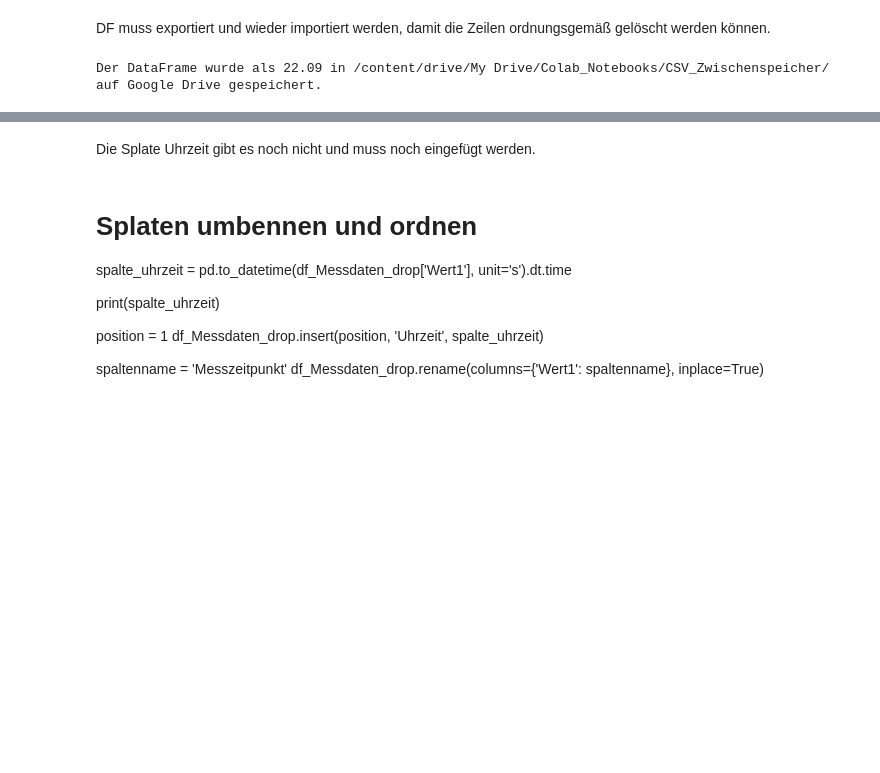
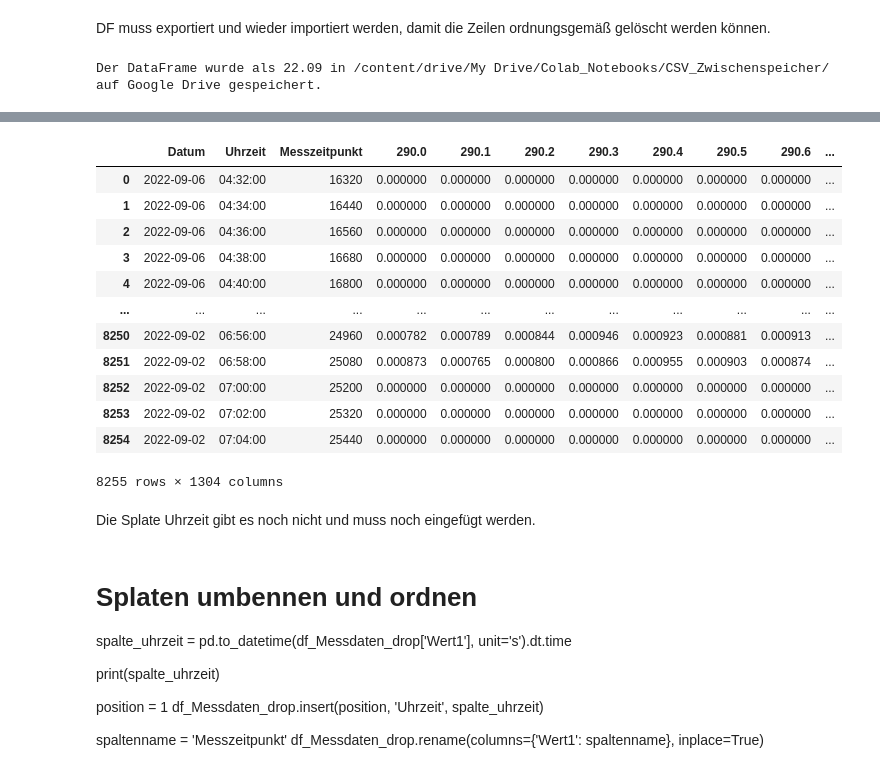
Before and after one commit to rjanow/Masterarbeit, a Jupyter notebook: UV_Measurement_to_CSV.ipynb, the cells around one changed output, grey strips where cells are left out. Drawn from its saved outputs; the diff is of its cells as text; code cells hidden in the pictures; blank space fills up the shorter version.

```diff
--- a/UV_Measurement_to_CSV.ipynb
+++ b/UV_Measurement_to_CSV.ipynb
@@ -342,6 +345,36 @@ Index(['Datum', 'Wert1', '290.0', '290.1', '290.2', '290.3', '290.4', '290.5',
        '419.1', '419.2', '419.3', '419.4', '419.5', '419.6', '419.7', '419.8',
        '419.9', '420.0'],
       dtype='object', length=1303)
+# %%
+def seconds_to_time(seconds):
+    # Sicherstellen, dass die Eingabe eine Ganzzahl ist
+    if not isinstance(seconds, int):
+        raise ValueError("Die Eingabe muss eine Ganzzahl sein")
+
+    # Sicherstellen, dass die Eingabe im Bereich eines Tages liegt
+    if seconds < 0 or seconds >= 24*60*60:
+        raise ValueError("Die Eingabe muss zwischen 0 und 86399 Sekunden liegen")
+
+    # Erstellen eines datetime.time-Objekts aus den Sekunden
+    return (datetime.min + timedelta(seconds=seconds)).time()
+# %%
+df_Messdaten_drop.insert(1, 'Uhrzeit', df_Messdaten_drop['Messzeitpunkt'].apply(seconds_to_time))
+# %%
+df_Messdaten_drop
+# %% [output]
+|  | Datum | Uhrzeit | Messzeitpunkt | 290.0 | 290.1 | 290.2 | 290.3 | 290.4 | 290.5 | 290.6 | ... |
+| 0 | 2022-09-06 | 04:32:00 | 16320 | 0.000000 | 0.000000 | 0.000000 | 0.000000 | 0.000000 | 0.000000 | 0.000000 | ... |
+| 1 | 2022-09-06 | 04:34:00 | 16440 | 0.000000 | 0.000000 | 0.000000 | 0.000000 | 0.000000 | 0.000000 | 0.000000 | ... |
+| 2 | 2022-09-06 | 04:36:00 | 16560 | 0.000000 | 0.000000 | 0.000000 | 0.000000 | 0.000000 | 0.000000 | 0.000000 | ... |
+| 3 | 2022-09-06 | 04:38:00 | 16680 | 0.000000 | 0.000000 | 0.000000 | 0.000000 | 0.000000 | 0.000000 | 0.000000 | ... |
+| 4 | 2022-09-06 | 04:40:00 | 16800 | 0.000000 | 0.000000 | 0.000000 | 0.000000 | 0.000000 | 0.000000 | 0.000000 | ... |
+| ... | ... | ... | ... | ... | ... | ... | ... | ... | ... | ... | ... |
+| 8250 | 2022-09-02 | 06:56:00 | 24960 | 0.000782 | 0.000789 | 0.000844 | 0.000946 | 0.000923 | 0.000881 | 0.000913 | ... |
+| 8251 | 2022-09-02 | 06:58:00 | 25080 | 0.000873 | 0.000765 | 0.000800 | 0.000866 | 0.000955 | 0.000903 | 0.000874 | ... |
+| 8252 | 2022-09-02 | 07:00:00 | 25200 | 0.000000 | 0.000000 | 0.000000 | 0.000000 | 0.000000 | 0.000000 | 0.000000 | ... |
+| 8253 | 2022-09-02 | 07:02:00 | 25320 | 0.000000 | 0.000000 | 0.000000 | 0.000000 | 0.000000 | 0.000000 | 0.000000 | ... |
+| 8254 | 2022-09-02 | 07:04:00 | 25440 | 0.000000 | 0.000000 | 0.000000 | 0.000000 | 0.000000 | 0.000000 | 0.000000 | ... |
+8255 rows × 1304 columns
 # %% [markdown]
 Die Splate Uhrzeit gibt es noch nicht und muss noch eingefügt werden.
 # %% [markdown]
```
Also changed, not shown: parts of 10 cells of this notebook.
